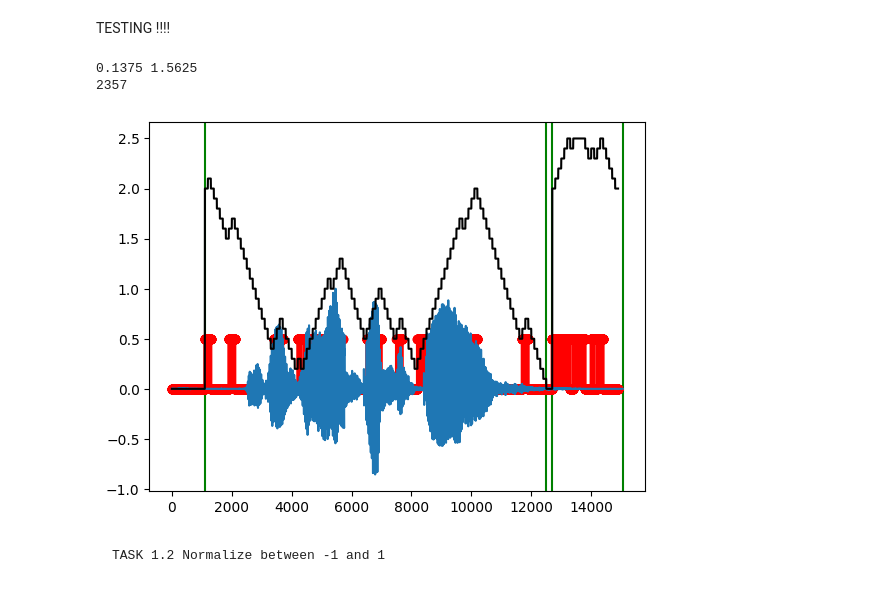
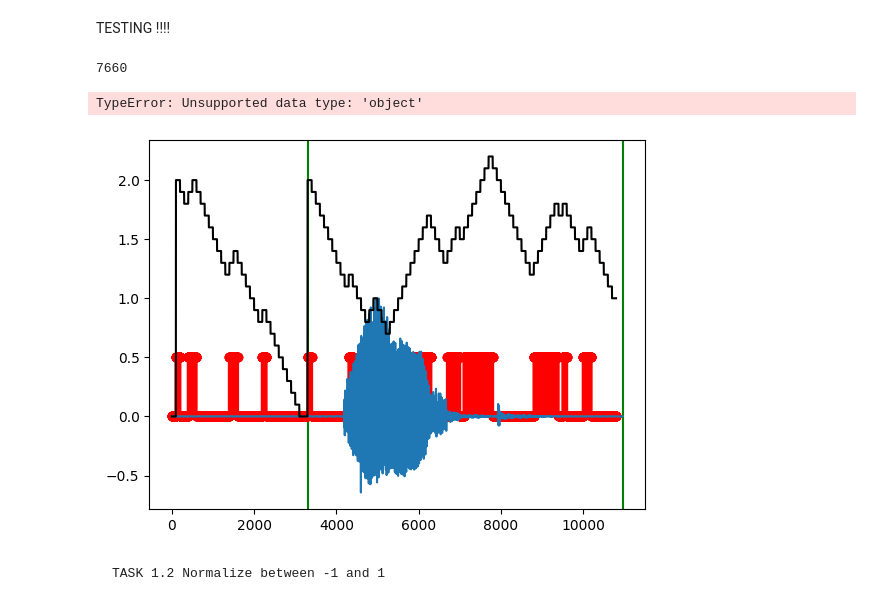
Before and after one commit to thebetar/IASRProject, a Jupyter notebook: src/main.ipynb, the cells around one changed output. Drawn from its saved outputs; the diff is of its cells as text; code cells hidden in the pictures.

```diff
--- a/src/main.ipynb
+++ b/src/main.ipynb
@@ -84,7 +84,7 @@ TESTING !!!!
 # %%
 #trying to detect spoken parts with outocorrleation
 new_sr = 8000
-clip, sr = librosa.load("../data/divide/anja_3.wav")
+clip, sr = librosa.load("../data/six/anja_3.wav")
 clip = librosa.resample(clip, orig_sr=sr, target_sr=new_sr)
 clip = librosa.to_mono(clip)
 clip = librosa.util.normalize(clip)
@@ -129,36 +129,36 @@ for i in range(0, end_of_checking, FRAME_SIZE):
             #if too short
             if end_of_segment - start_of_segment < MIN_NUM_OF_SAMPLES_IN_SEGMENT:
                 continue
 
             rms = np.sqrt(np.mean(clip[start_of_segment:end_of_segment]**2))
             if rms < MIN_RMS:
                 continue
 
             a = clip[start_of_segment: end_of_segment]
             print(start_of_segment/new_sr, end_of_segment/new_sr)
             plt.axvline(start_of_segment, color='g')
             plt.axvline(end_of_segment, color='g')
 
     #plt.show()
 
     curr_voiced_over_time[i//FRAME_SIZE] = voiced_counter
 end_of_segment = len(clip)
 if IS_CURR_VOICED and ((end_of_segment - start_of_segment) > MIN_NUM_OF_SAMPLES_IN_SEGMENT):
     plt.axvline(start_of_segment, color='g')
     plt.axvline(end_of_segment, color='g')
     print(end_of_segment - start_of_segment)
 #print(start_of_segment/new_sr, end_of_segment/new_sr)
 plt.stem(np.repeat(out, FRAME_SIZE)*0.5, 'r')
 plt.plot(clip)
 
 plt.plot(np.repeat(curr_voiced_over_time, FRAME_SIZE)*0.1, 'k')
 sd.play(a, 8000)
 #print(maximums)
 #plt.plot(clip)
 # %% [output]
-0.1375 1.5625
-2357
+7660
+TypeError: Unsupported data type: 'object'
-[figure, old version]
+[figure, new version]
 # %% [markdown]
     TASK 1.2 Normalize between -1 and 1
 # %% [markdown]
```
Also changed, not shown: parts of 5 cells of this notebook.
